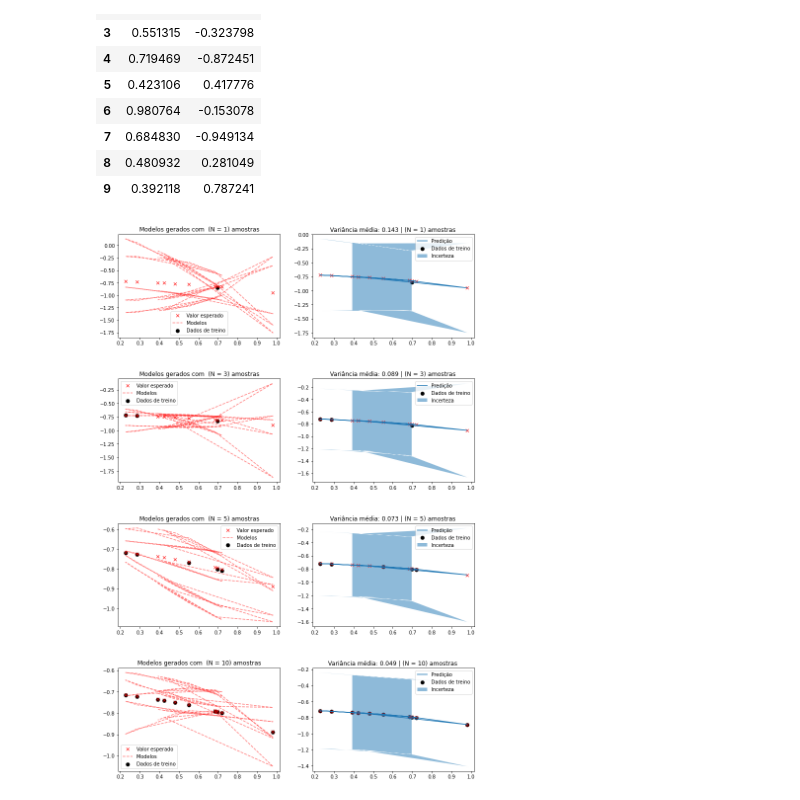
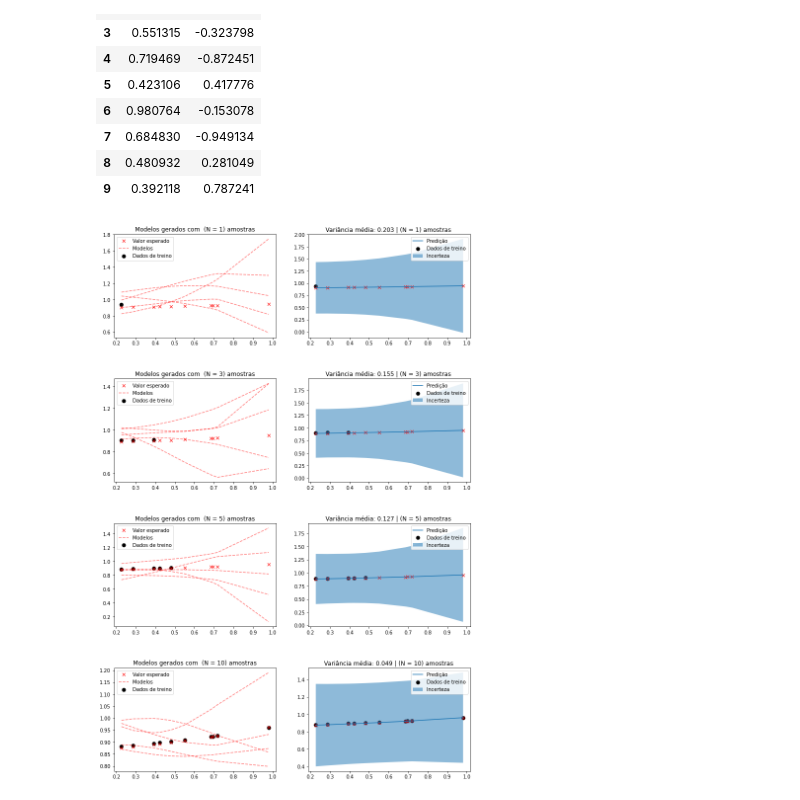
Before and after one commit to AndyFernandes/probabilistic-machine-learning, a Jupyter notebook: Trabalho01/Trabalho 01.ipynb, the cells around one changed output. Drawn from its saved outputs; the diff is of its cells as text; code cells hidden in the pictures.

```diff
--- a/Trabalho01/Trabalho 01.ipynb
+++ b/Trabalho01/Trabalho 01.ipynb
@@ -138,17 +138,18 @@ def plot_posterior(mean, cov, resolution = 100):
     densities = stats.multivariate_normal.pdf(grid_flat, mean=mean.ravel(), cov=cov).reshape(resolution, resolution)
     plt.imshow(densities, origin='lower', extent=(-1, 1, -1, 1))
 # %%
-def apply_bayesian_regression(data, ruido, E0, design_function=identity, samples_sizes=[1, 3, 5, 10], figsize=(20, 20), poly=False):
+def apply_bayesian_regression(filename, ruido, E0, design_function=identity, samples_sizes=[1, 3, 5, 10], figsize=(20, 20), poly=False):
     n_experiments = len(samples_sizes)
 
     plt.figure(figsize=figsize)
     plt.subplots_adjust(hspace=.4)
     n_plots = 3
 
-    # Repartindo os dados
-    X = np.array([data[0].values]).T
+    data = np.loadtxt(filename, delimiter=',')
+    data = data[np.argsort(data[:,0])]
+    X = data[:,0].reshape(-1,1)
+    y = data[:,1].reshape(-1,1)
     X_phi = expand(design_function(X))
-    y = np.array([data[1].values]).T
 
     for i, n in enumerate(samples_sizes):
         X_n = X[:n]
@@ -217,6 +218,6 @@ data_2.head(10)
 | 8 | 0.480932 | 0.281049 |
 | 9 | 0.392118 | 0.787241 |
 # %%
-apply_bayesian_regression(data_2, ruido, E0, polinomial, poly=True)
+apply_bayesian_regression(path+"polynomial_regression_data.csv", ruido, E0, polinomial, poly=True)
 # %% [output]
-[figure, old version]
+[figure, new version]
```
Also changed, not shown: parts of 1 cell of this notebook, 1 other file.
